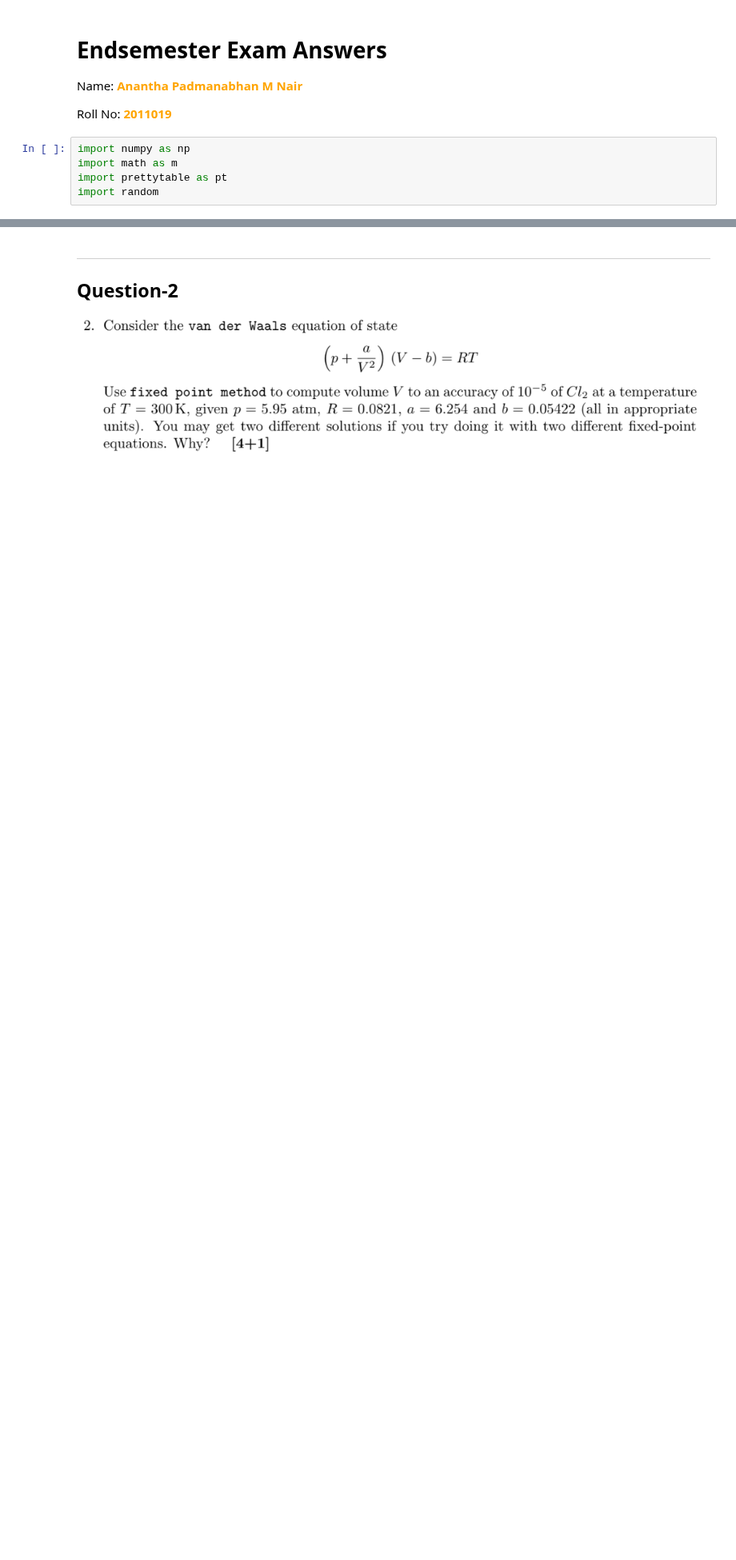
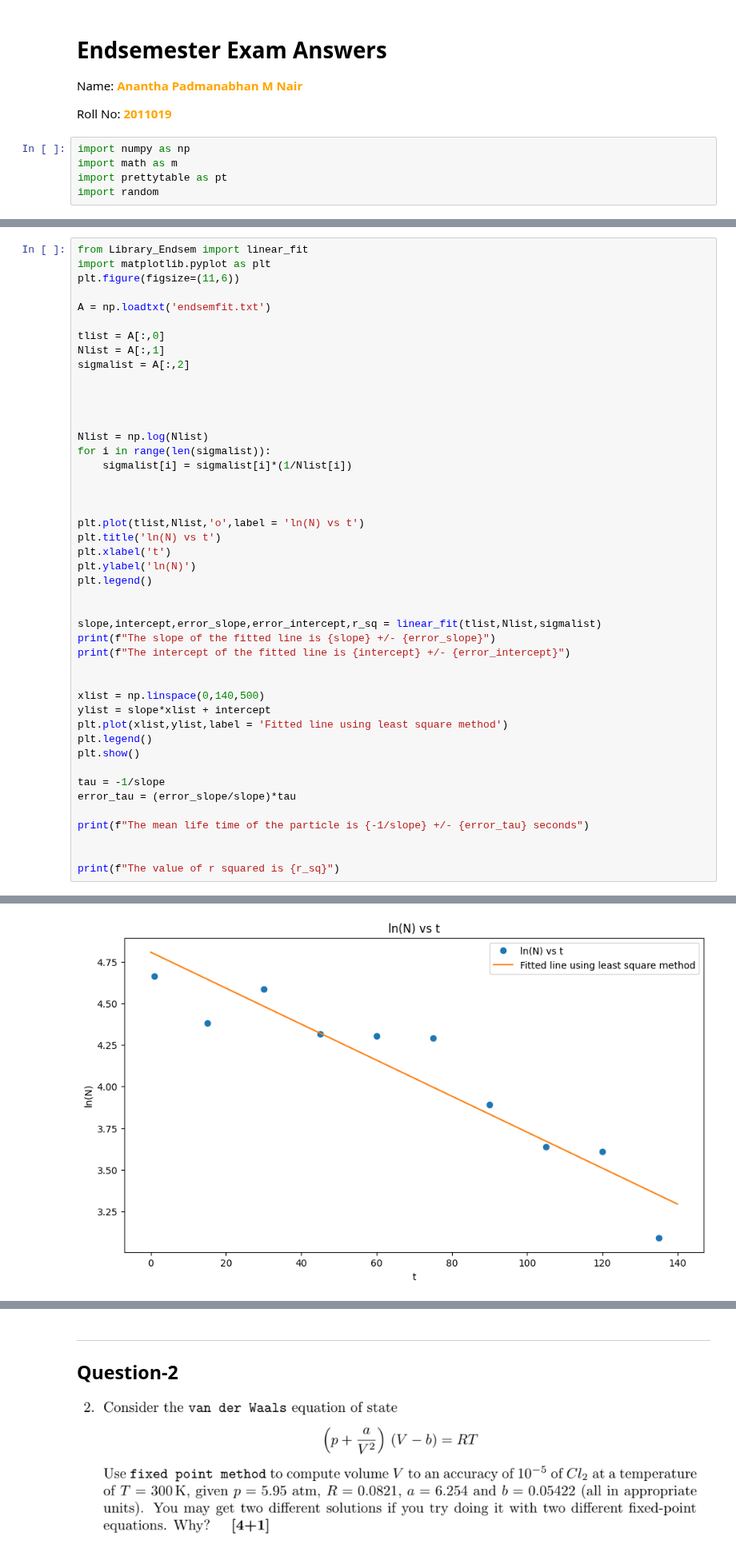
Before and after one commit to ananthapadmanabhan18/P452_Computational_Physics, a Jupyter notebook: Endsem/Endsem_Answers.ipynb, the cells around one changed output, grey strips where cells are left out. Shown at 80% size. Saved outputs shown, nothing was run; the diff lists cells and outputs as text; blank space fills up the shorter version.

```diff
--- a/Endsem/Endsem_Answers.ipynb
+++ b/Endsem/Endsem_Answers.ipynb
@@ -16,0 +20,46 @@ import random
+# %%
+from Library_Endsem import linear_fit
+import matplotlib.pyplot as plt
+plt.figure(figsize=(11,6))
+
+A = np.loadtxt('endsemfit.txt')
+
+tlist = A[:,0]
+Nlist = A[:,1]
+sigmalist = A[:,2]
+
+
+
+
+Nlist = np.log(Nlist)
+for i in range(len(sigmalist)):
+    sigmalist[i] = sigmalist[i]*(1/Nlist[i])
+
+
+
+plt.plot(tlist,Nlist,'o',label = 'ln(N) vs t')
+plt.title('ln(N) vs t')
+plt.xlabel('t')
+plt.ylabel('ln(N)')
+plt.legend()
+
+
+slope,intercept,error_slope,error_intercept,r_sq = linear_fit(tlist,Nlist,sigmalist)
+print(f"The slope of the fitted line is {slope} +/- {error_slope}")
+print(f"The intercept of the fitted line is {intercept} +/- {error_intercept}")
+
+
+xlist = np.linspace(0,140,500)
+ylist = slope*xlist + intercept
+plt.plot(xlist,ylist,label = 'Fitted line using least square method')
+plt.legend()
+plt.show()
+
+tau = -1/slope
+error_tau = (error_slope/slope)*tau
+
+print(f"The mean life time of the particle is {-1/slope} +/- {error_tau} seconds")
+
+
+print(f"The value of r squared is {r_sq}")
+# %% [output]
@@ -16,0 +68 @@ import random
+[figure, added]
```
Also changed, not shown: parts of 12 cells of this notebook, 5 other files.
